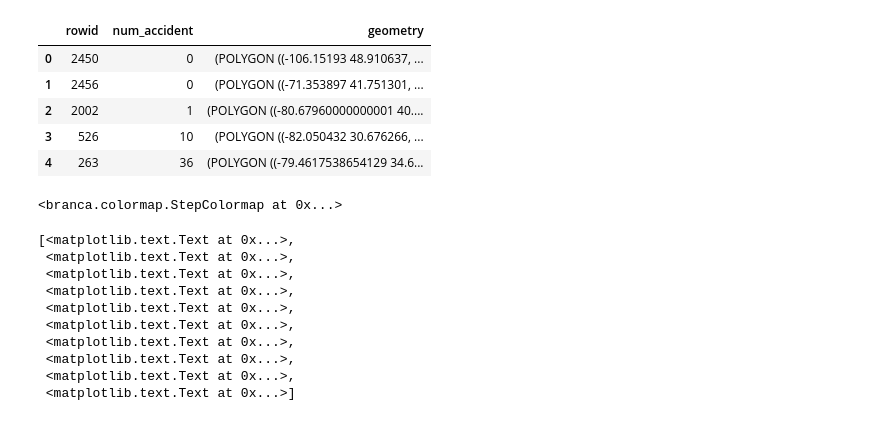
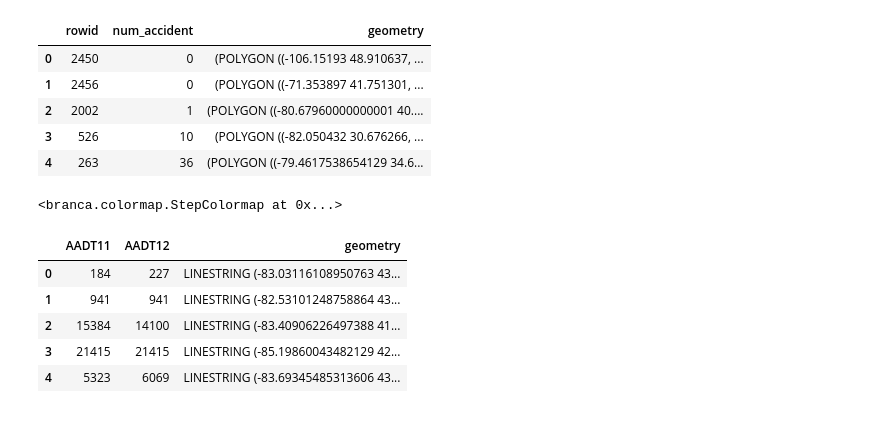
Before and after one commit to MoonBlvd/OSM_database, a Jupyter notebook: county_tunnel_accident.ipynb, the cells around one changed output. Saved outputs shown, nothing was run; the diff lists cells and outputs as text; code cells hidden in the pictures.

Commit message:
add michigan traffic counts

```diff
--- a/county_tunnel_accident.ipynb
+++ b/county_tunnel_accident.ipynb
@@ -184,7 +191,7 @@ for i, frame in enumerate (data):
 sns.set(style="darkgrid")
 f = plt.figure(figsize=(16,8.4),dpi=80)
 ax = f.add_subplot(111)
-ax = sns.countplot(x='hour', data = data_column, ax=ax)
+ax = sns.countplot(x='road_fnc', data = data_column, ax=ax)
 #         box = ax.get_position()
 #         ax.set_position([box.x0, box.y0, box.width * 1.1, box.height])
 #         ax.set_xticklabels(ax.get_xticklabels(), fontsize=12)
@@ -195,15 +202,23 @@ for p in ax.patches:
             p.get_y()+p.get_height()*0.3,
             '{:1.5f}'.format(p.get_width()),
             ha="center", rotation=-90)
-ax.set_yticklabels(ax.get_yticklabels(), fontsize=16)
+#ax.set_yticklabels(ax.get_yticklabels(), fontsize=16)
+plt.xlabel('Road functional classes')
+#plt.xlabel('Month in a year')
+plt.ylabel('Number of accidents')
+plt.savefig('output/road_fnc_distribution.png')
-# %% [output]
-[<matplotlib.text.Text at 0x...>,
- <matplotlib.text.Text at 0x...>,
- <matplotlib.text.Text at 0x...>,
- <matplotlib.text.Text at 0x...>,
- <matplotlib.text.Text at 0x...>,
- <matplotlib.text.Text at 0x...>,
- <matplotlib.text.Text at 0x...>,
- <matplotlib.text.Text at 0x...>,
- <matplotlib.text.Text at 0x...>,
- <matplotlib.text.Text at 0x...>]
+# %%
+# ---------------------------------------- plot traffic count layer ----------------------------------------------
+query = """
+        SELECT AADT11, AADT12, Hex(ST_AsBinary(ST_Transform(geometry,4326))) as geometry
+        FROM NTFA_Segment_3
+        """
+traffic_count_map = gpd.GeoDataFrame.from_postgis(query, conn, geom_col='geometry',crs={"init":"epsg:4326"})
+traffic_count_map.head(5)
+# %% [output]
+|  | AADT11 | AADT12 | geometry |
+| 0 | 184 | 227 | LINESTRING (-83.03116108950763 43... |
+| 1 | 941 | 941 | LINESTRING (-82.53101248758864 43... |
+| 2 | 15384 | 14100 | LINESTRING (-83.40906226497388 41... |
+| 3 | 21415 | 21415 | LINESTRING (-85.19860043482129 42... |
+| 4 | 5323 | 6069 | LINESTRING (-83.69345485313606 43... |
```
Also changed, not shown: parts of 2 cells of this notebook.
